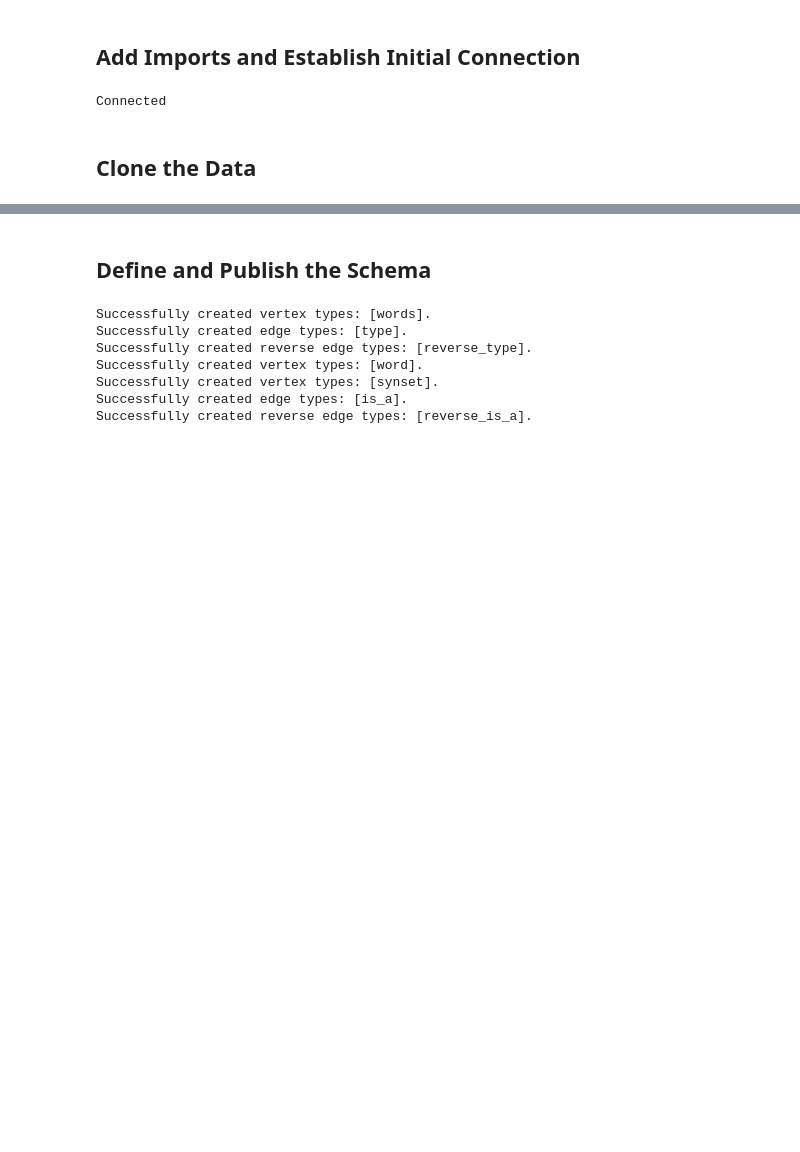
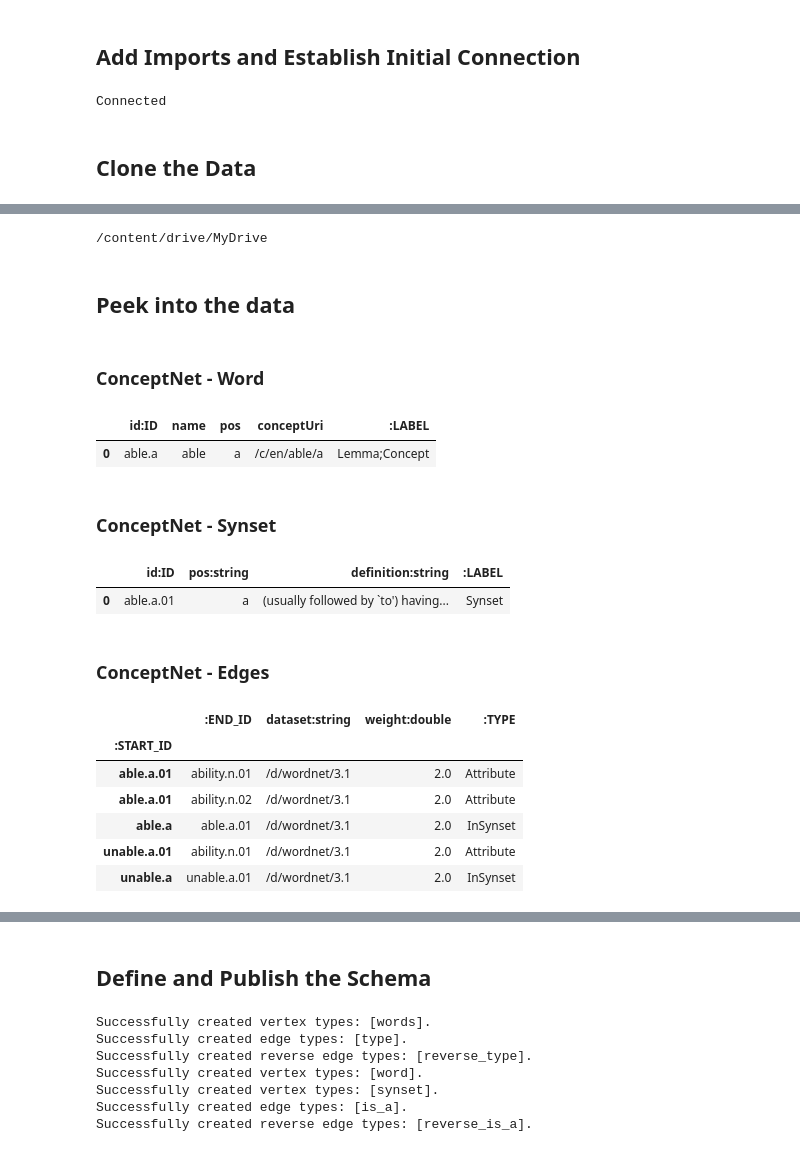
Before and after one commit to sudha-vijayakumar/LanguageModel_TigerGraph_ConceptNet5, a Jupyter notebook: Load_Scripts/LanguageModel_SingleEdge.ipynb, the cells around one changed output, grey strips where cells are left out. Cells and saved outputs as stored; diff of their text form; code cells hidden in the pictures; blank space fills up the shorter version.

```diff
--- a/Load_Scripts/LanguageModel_SingleEdge.ipynb
+++ b/Load_Scripts/LanguageModel_SingleEdge.ipynb
@@ -47 +53,5 @@ root = '/Users/sudha.vijayakumar/Documents/GitHub/LanguageModel/Curated_Data/'
+# %%
+cd '/content/drive/MyDrive'
+# %% [output]
+/content/drive/MyDrive
 # %%
@@ -48 +60,32 @@ root = '/Users/sudha.vijayakumar/Documents/GitHub/LanguageModel/Curated_Data/'
 # !git clone https://github.com/sudha-vijayakumar/LanguageModel.git
+# %% [markdown]
+## Peek into the data
+# %% [markdown]
+### ConceptNet - Word
+# %%
+nodes = pd.read_csv('/content/drive/MyDrive/LanguageModel/Data_Processing/csv_imports/words.csv')
+nodes.head(1)
+# %% [output]
+|  | id:ID | name | pos | conceptUri | :LABEL |
+| 0 | able.a | able | a | /c/en/able/a | Lemma;Concept |
+# %% [markdown]
+### ConceptNet - Synset
+# %%
+synsets = pd.read_csv('/content/drive/MyDrive/LanguageModel/Data_Processing/csv_imports/synsets.csv')
+synsets.head(1)
+# %% [output]
+|  | id:ID | pos:string | definition:string | :LABEL |
+| 0 | able.a.01 | a | (usually followed by `to') having... | Synset |
+# %% [markdown]
+### ConceptNet - Edges
+# %%
+relationships = pd.read_csv('/content/drive/MyDrive/LanguageModel/Data_Processing/csv_imports/relationships.csv',index_col=[0])
+relationships.head(5)
+# %% [output]
+|  | :END_ID | dataset:string | weight:double | :TYPE |
+| :START_ID |  |  |  |  |
+| able.a.01 | ability.n.01 | /d/wordnet/3.1 | 2.0 | Attribute |
+| able.a.01 | ability.n.02 | /d/wordnet/3.1 | 2.0 | Attribute |
+| able.a | able.a.01 | /d/wordnet/3.1 | 2.0 | InSynset |
+| unable.a.01 | ability.n.01 | /d/wordnet/3.1 | 2.0 | Attribute |
+| unable.a | unable.a.01 | /d/wordnet/3.1 | 2.0 | InSynset |
```
Also changed, not shown: parts of 84 cells of this notebook, 2 other files.
